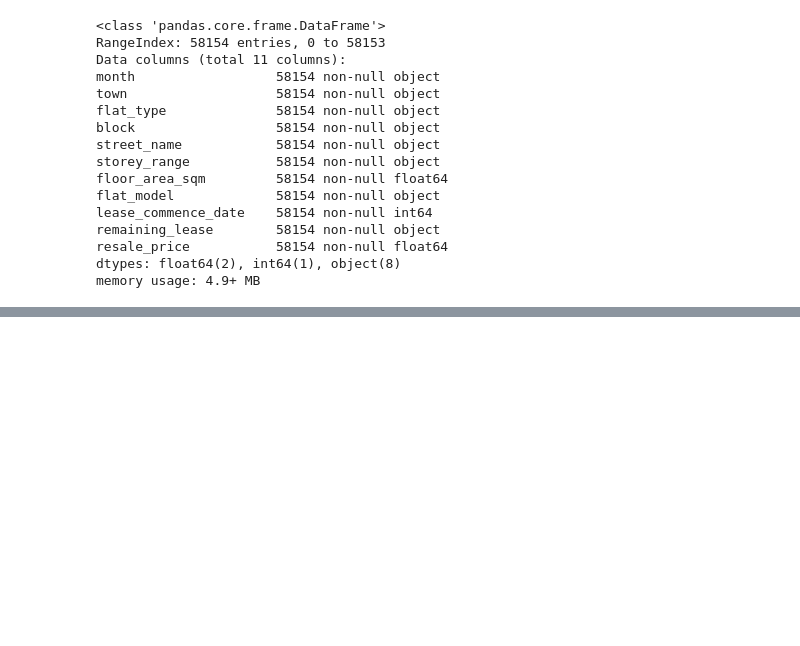
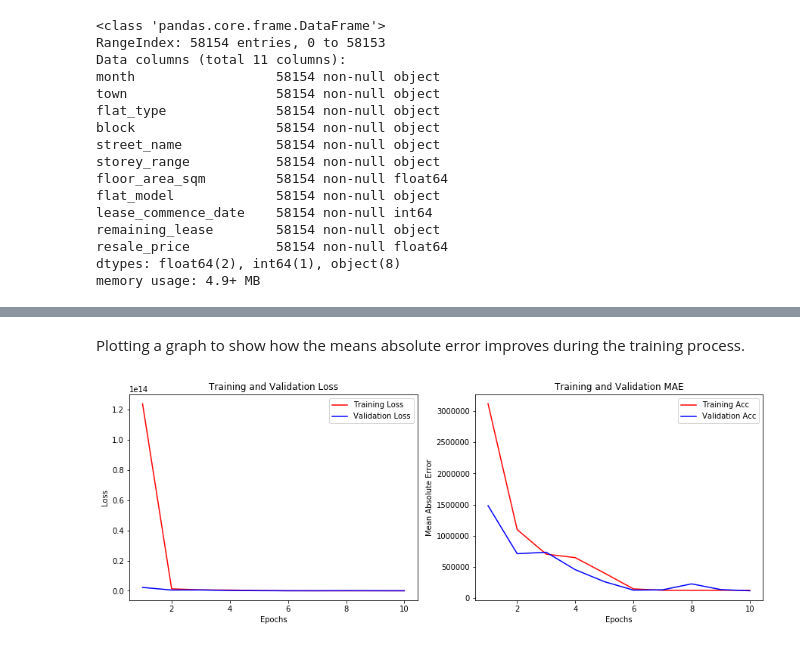
Before and after one commit to jasins25/hdb_price_prediction, a Jupyter notebook: hdb_price_prediction.ipynb, the cells around one changed output, grey strips where cells are left out. Cells and saved outputs as stored; diff of their text form; code cells hidden in the pictures; blank space fills up the shorter version.

Commit message:
experimented with hyperparameters like optimisers, no of layers

```diff
--- a/hdb_price_prediction.ipynb
+++ b/hdb_price_prediction.ipynb
@@ -193,0 +91,9 @@ plt.show()
+# %%
+# concatenating the required columns from original dataset
+data_oh1 = pd.concat([month_unix,town_one_hot],axis=1,sort=False)
+data_oh2 = pd.concat([data_oh1,flat_type_one_hot],axis=1,sort=False)
+data_oh3 = pd.concat([data_oh2,storey_range_one_hot],axis=1,sort=False)
+data_oh4 = pd.concat([data_oh3,data['floor_area_sqm']],axis=1,sort=False)
+data_oh5 = pd.concat([data_oh4,flat_model_one_hot],axis=1,sort=False)
+data_oh = pd.concat([data_oh5, remaining_lease_yrs], axis=1, sort=False)
+data_oh.head(1)
@@ -193,0 +110,3 @@ plt.show()
+# %%
+# Split dataset into random train and test subsets
+train_x, test_x, train_y, test_y = train_test_split(data_oh.values, data['resale_price'].values, test_size = 0.2, random_state = 0)
@@ -193,0 +132,7 @@ plt.show()
+# %%
+# create model
+model = models.Sequential()
+model.add(layers.Dense(16, name="hidden1", activation='relu', input_shape=(72,)))
+model.add(layers.Dense(16, name="hidden2", activation='relu'))
+model.add(layers.Dense(1, name="output"))
+print(model.summary())
@@ -193,0 +206,28 @@ plt.show()
+# %% [markdown]
+Plotting a graph to show how the means absolute error improves during the training process.
+# %%
+# plot a graph to show how the means absolute error improves during the training process
+import matplotlib.pyplot as plt
+history_dict = history.history
+
+fig, (p1, p2) = plt.subplots(1, 2, figsize=(15,5))
+
+x = range(1, EPOCHS+1)
+
+p1.plot(x, history_dict['loss'], 'r', label='Training Loss')
+p1.plot(x, history_dict['val_loss'], 'b', label='Validation Loss')
+p1.set_title('Training and Validation Loss')
+p1.set_xlabel('Epochs')
+p1.set_ylabel('Loss')
+p1.legend()
+
+p2.plot(x, history_dict['mean_absolute_error'], 'r', label='Training Acc')
+p2.plot(x, history_dict['val_mean_absolute_error'], 'b', label='Validation Acc')
+p2.set_title('Training and Validation MAE')
+p2.set_xlabel('Epochs')
+p2.set_ylabel('Mean Absolute Error')
+p2.legend()
+
+plt.show()
+# %% [output]
+[figure, added]
```
Also changed, not shown: parts of 65 cells of this notebook.
